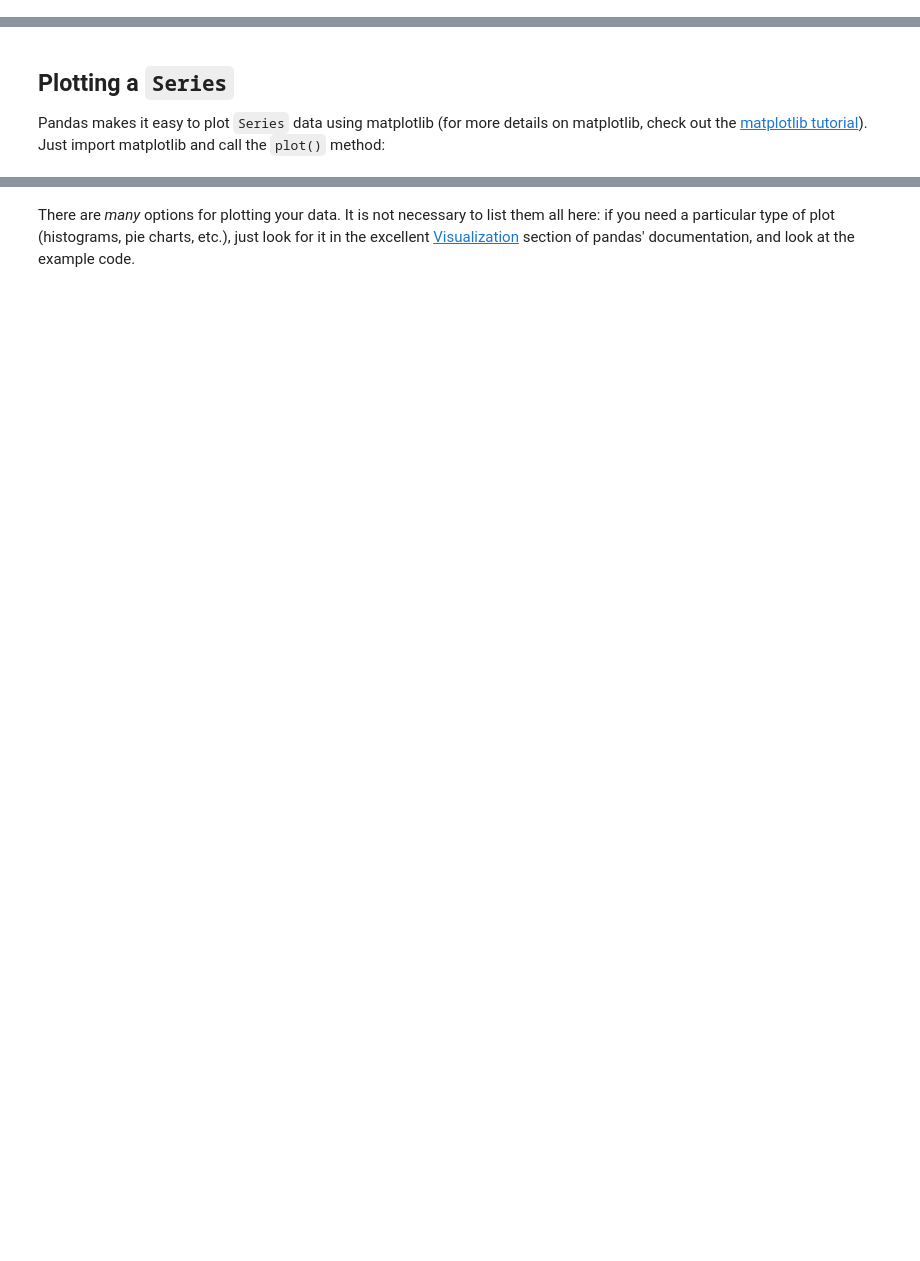
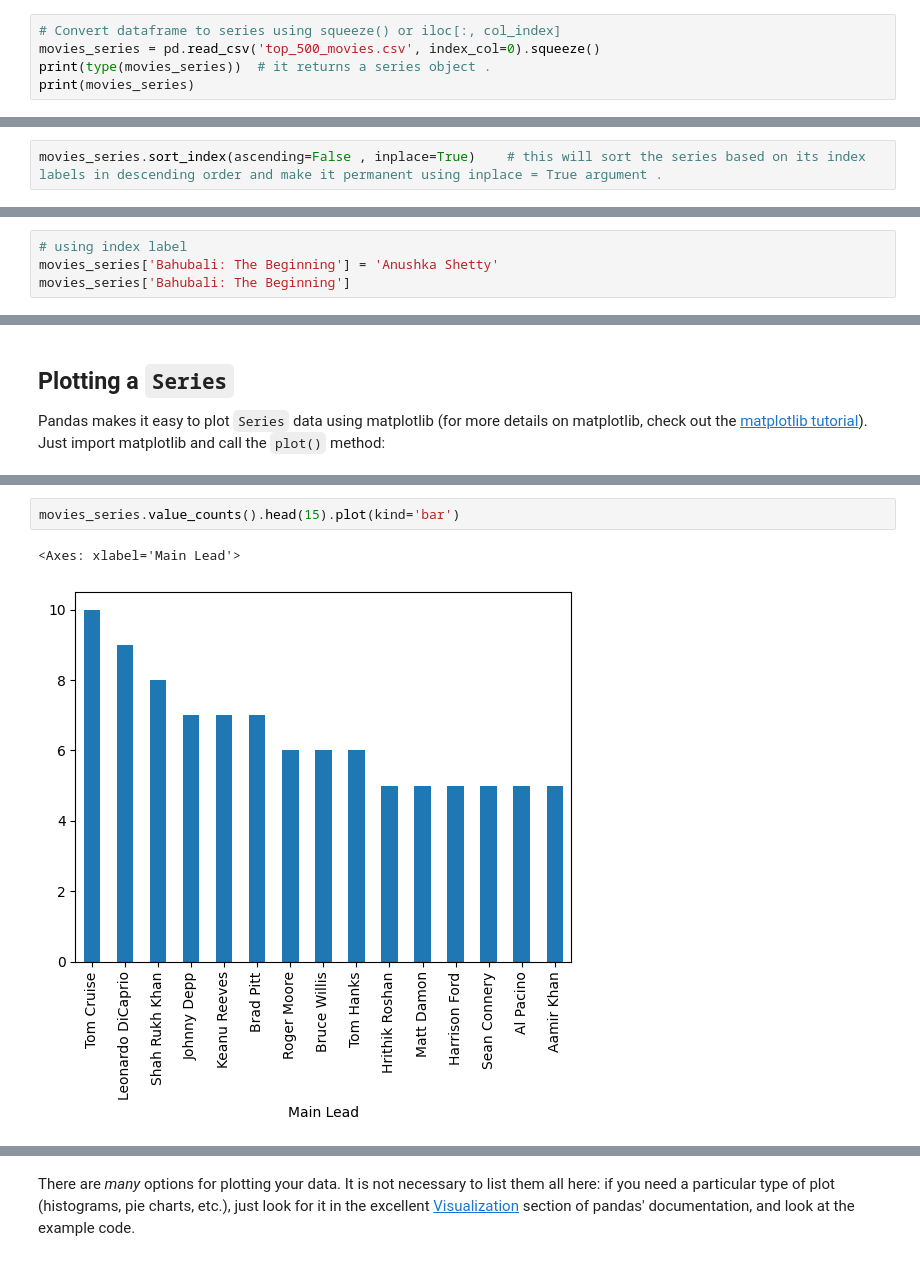
Before and after one commit to DevRitesh08/0.-Preparatory-Topics-for-ML, a Jupyter notebook: Pandas/tools_pandas.ipynb, the cells around one changed output, grey strips where cells are left out. Drawn from its saved outputs; the diff is of its cells as text; blank space fills up the shorter version.

```diff
--- a/Pandas/tools_pandas.ipynb
+++ b/Pandas/tools_pandas.ipynb
@@ -355,0 +506,5 @@ dtype: int64
+# %%
+# Convert dataframe to series using squeeze() or iloc[:, col_index]
+movies_series = pd.read_csv('top_500_movies.csv', index_col=0).squeeze()
+print(type(movies_series))  # it returns a series object .
+print(movies_series)
@@ -355,0 +653,2 @@ dtype: int64
+# %%
+movies_series.sort_index(ascending=False , inplace=True)    # this will sort the series based on its index labels in descending order and make it permanent using inplace = True argument .
@@ -355,0 +998,4 @@ dtype: int64
+# %%
+# using index label
+movies_series['Bahubali: The Beginning'] = 'Anushka Shetty'
+movies_series['Bahubali: The Beginning']
@@ -359 +1199,6 @@ Pandas makes it easy to plot `Series` data using matplotlib (for more details on
+# %%
+movies_series.value_counts().head(15).plot(kind='bar')
+# %% [output]
+<Axes: xlabel='Main Lead'>
+[figure, added]
 # %%
```
Also changed, not shown: parts of 108 cells of this notebook, 5 other files.
